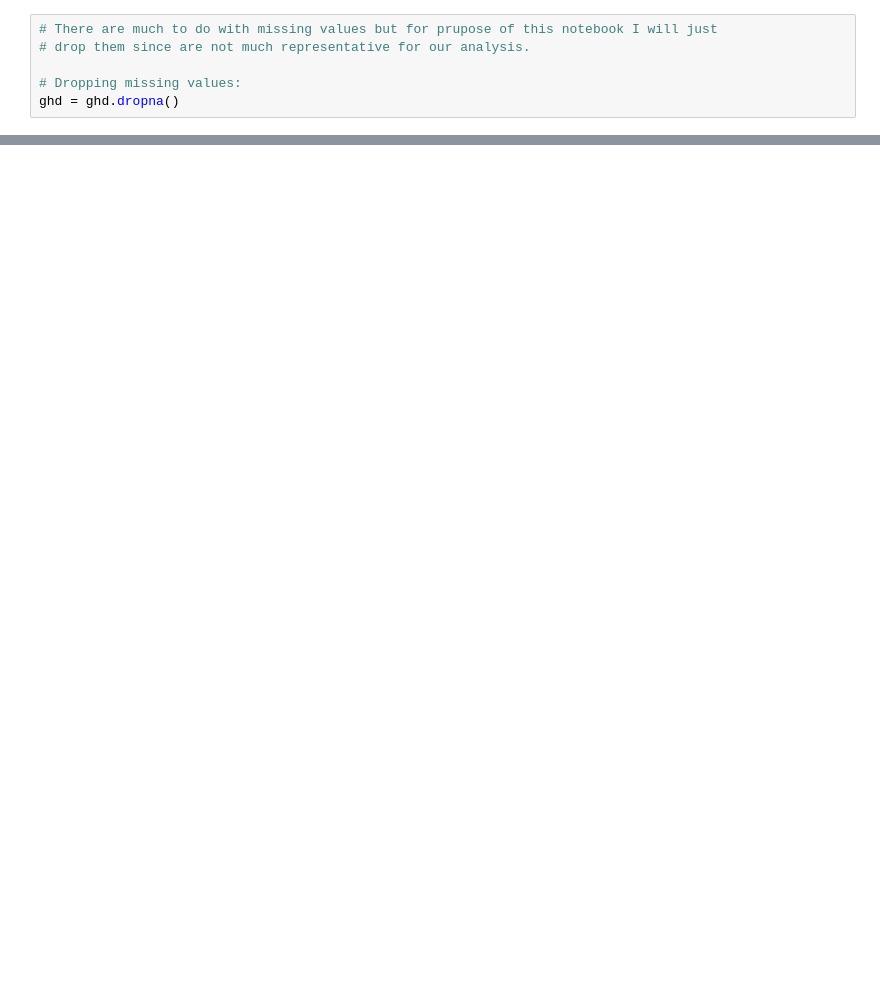
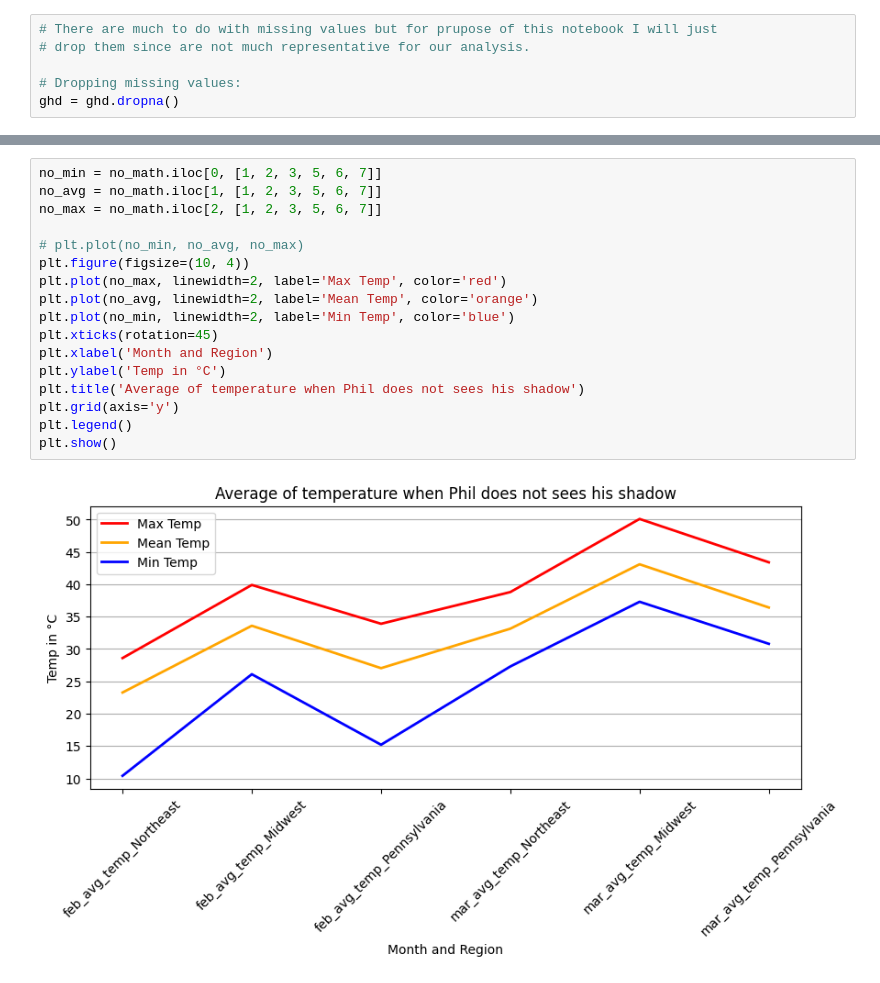
Before and after one commit to educbd/EDAs, a Jupyter notebook: Groundhog_Day.ipynb, the cells around one changed output, grey strips where cells are left out. Drawn from its saved outputs; the diff is of its cells as text; blank space fills up the shorter version.

```diff
--- a/Groundhog_Day.ipynb
+++ b/Groundhog_Day.ipynb
@@ -208,0 +377,19 @@ dtype: int64
+# %%
+no_min = no_math.iloc[0, [1, 2, 3, 5, 6, 7]]
+no_avg = no_math.iloc[1, [1, 2, 3, 5, 6, 7]]
+no_max = no_math.iloc[2, [1, 2, 3, 5, 6, 7]]
+
+# plt.plot(no_min, no_avg, no_max)
+plt.figure(figsize=(10, 4))
+plt.plot(no_max, linewidth=2, label='Max Temp', color='red')
+plt.plot(no_avg, linewidth=2, label='Mean Temp', color='orange')
+plt.plot(no_min, linewidth=2, label='Min Temp', color='blue')
+plt.xticks(rotation=45)
+plt.xlabel('Month and Region')
+plt.ylabel('Temp in °C')
+plt.title('Average of temperature when Phil does not sees his shadow')
+plt.grid(axis='y')
+plt.legend()
+plt.show()
+# %% [output]
+[figure, added]
```
Also changed, not shown: parts of 28 cells of this notebook.
